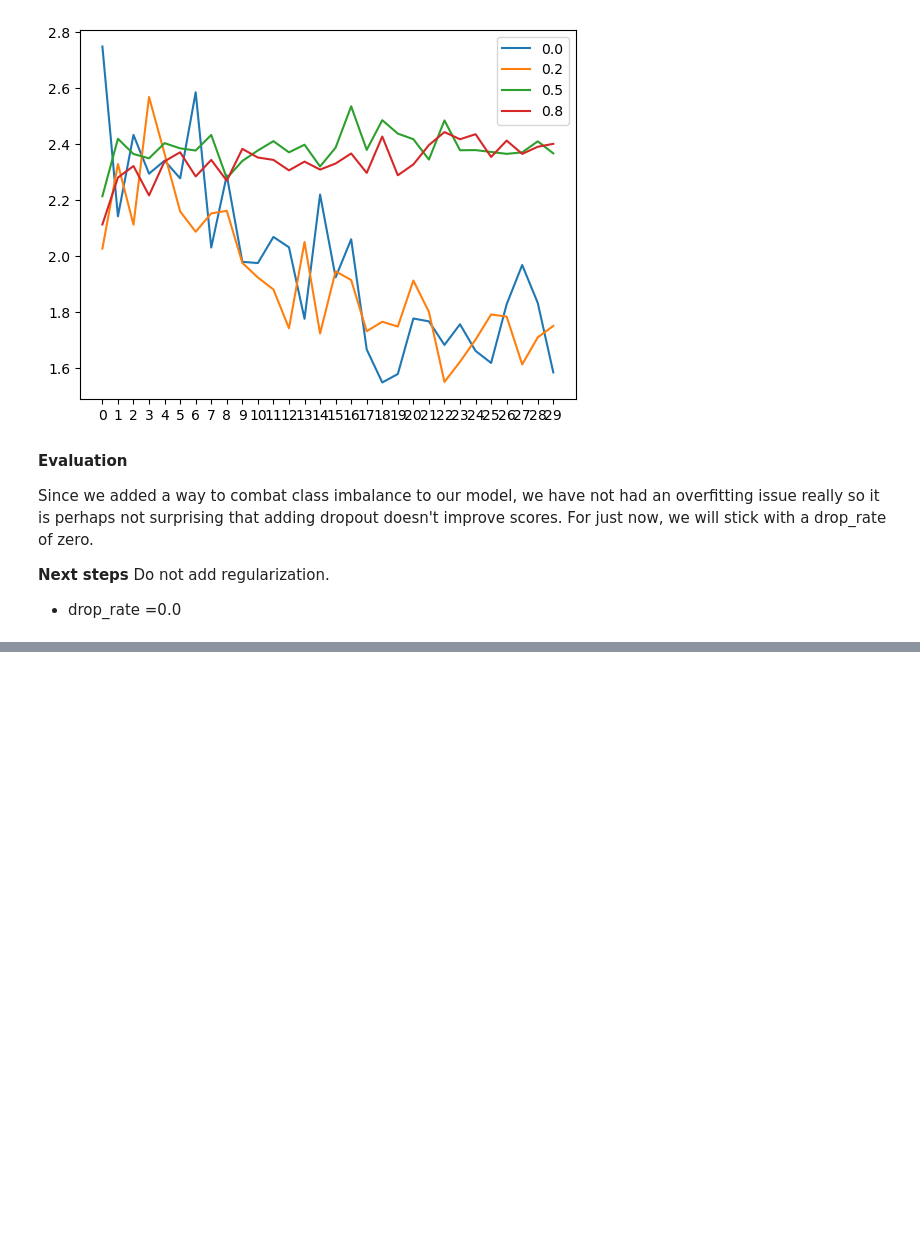
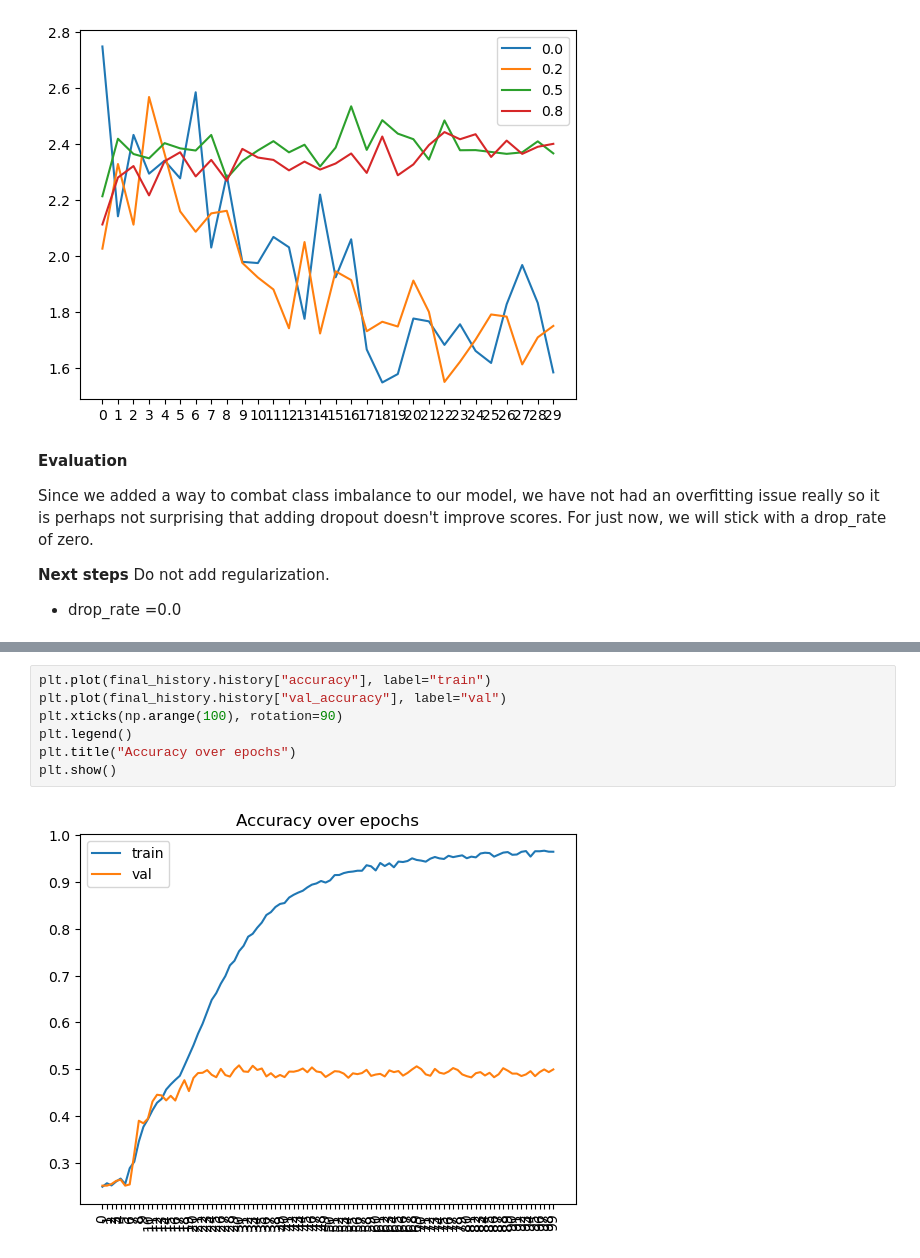
Before and after one commit to alibstill/ml-zoomcamp-emotion-recognition, a Jupyter notebook: 2_model_training/03_final_model.ipynb, the cells around one changed output, grey strips where cells are left out. Saved outputs shown, nothing was run; the diff lists cells and outputs as text; blank space fills up the shorter version.

```diff
--- a/2_model_training/03_final_model.ipynb
+++ b/2_model_training/03_final_model.ipynb
@@ -773,0 +796,9 @@ final_history = final_model.fit(train_dataset, epochs=100, validation_data=val_d
+# %%
+plt.plot(final_history.history["accuracy"], label="train")
+plt.plot(final_history.history["val_accuracy"], label="val")
+plt.xticks(np.arange(100), rotation=90)
+plt.legend()
+plt.title("Accuracy over epochs")
+plt.show()
+# %% [output]
+[figure, added]
```
Also changed, not shown: parts of 23 cells of this notebook, 1 other file.
